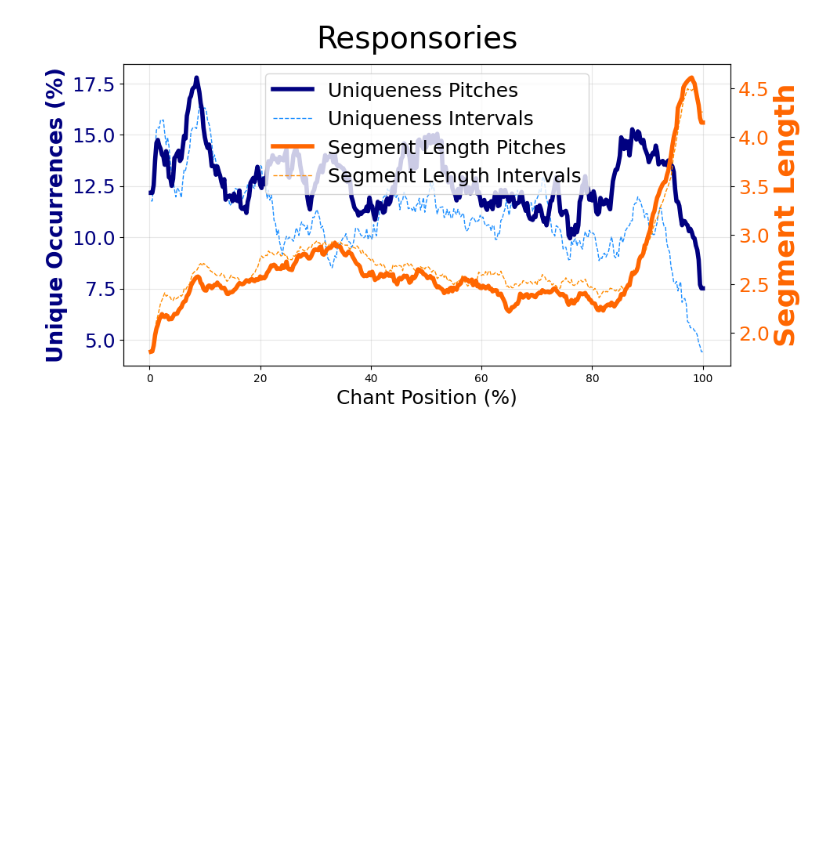
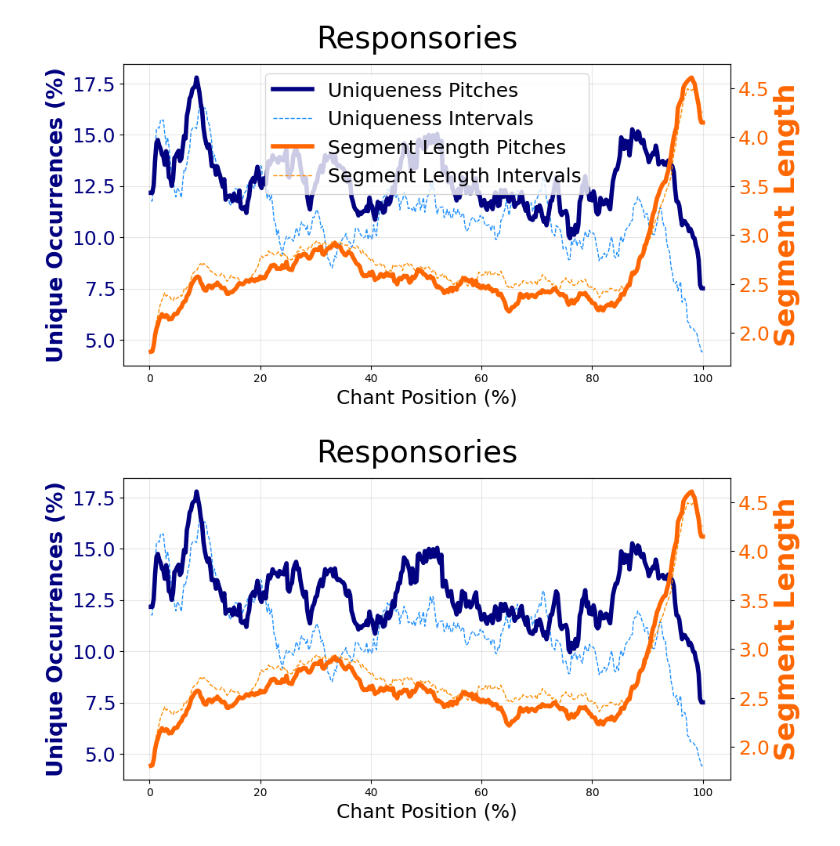
Before and after one commit to lanzv/chant-modality-with-nhpylms, a Jupyter notebook: visualize_scores.ipynb, the cells around one changed output. Saved outputs shown, nothing was run; the diff lists cells and outputs as text; code cells hidden in the pictures; blank space fills up the shorter version.

Commit message:
average chant lengths statistics, responsories chart without legend

```diff
--- a/visualize_scores.ipynb
+++ b/visualize_scores.ipynb
@@ -573,7 +609,7 @@ import matplotlib.pyplot as plt
 import numpy as np
 
 
-def visualize_segment_lengths_of_position(directory, experiment1, experiment2, title):
+def visualize_segment_lengths_of_position(directory, experiment1, experiment2, title, legend=True):
     # Initialize data structure to hold scores by language and experiment
 
     basic = defaultdict(dict)
@@ -678,7 +714,8 @@ def visualize_segment_lengths_of_position(directory, experiment1, experiment2, t
         # Spojená legenda
         lines, labels = ax1.get_legend_handles_labels()
         lines2, labels2 = ax2.get_legend_handles_labels()
-        ax1.legend(lines + lines2, labels + labels2,  loc='upper center', fontsize=18)
+        if legend:
+            ax1.legend(lines + lines2, labels + labels2,  loc='upper center', fontsize=18)
 
         plt.show()
 
@@ -710,3 +747,13 @@ visualize_segment_lengths_of_position(
 )
 # %% [output]
 [figure]
+# %%
+visualize_segment_lengths_of_position(
+    directory = "classification_scores/",
+    experiment1 = ('basic', 'full_melodies', 'nhpylmclasses', 'dkaaug_responsories'),
+    experiment2 = ('basic', 'intervals', 'nhpylmclasses', 'dkaaug_responsories'),
+    title="Responsories",
+    legend=False
+)
+# %% [output]
+[figure, added]
```
Also changed, not shown: parts of 2 cells of this notebook.
